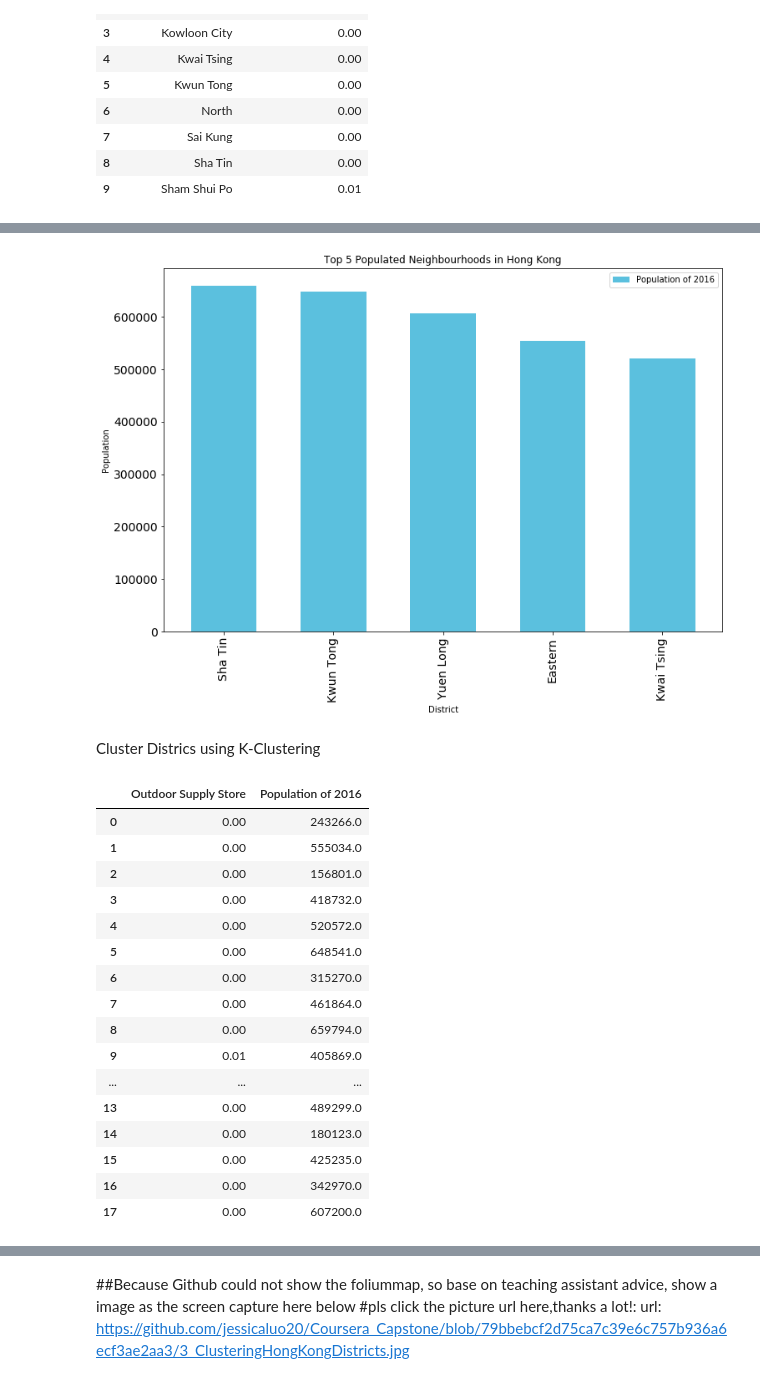
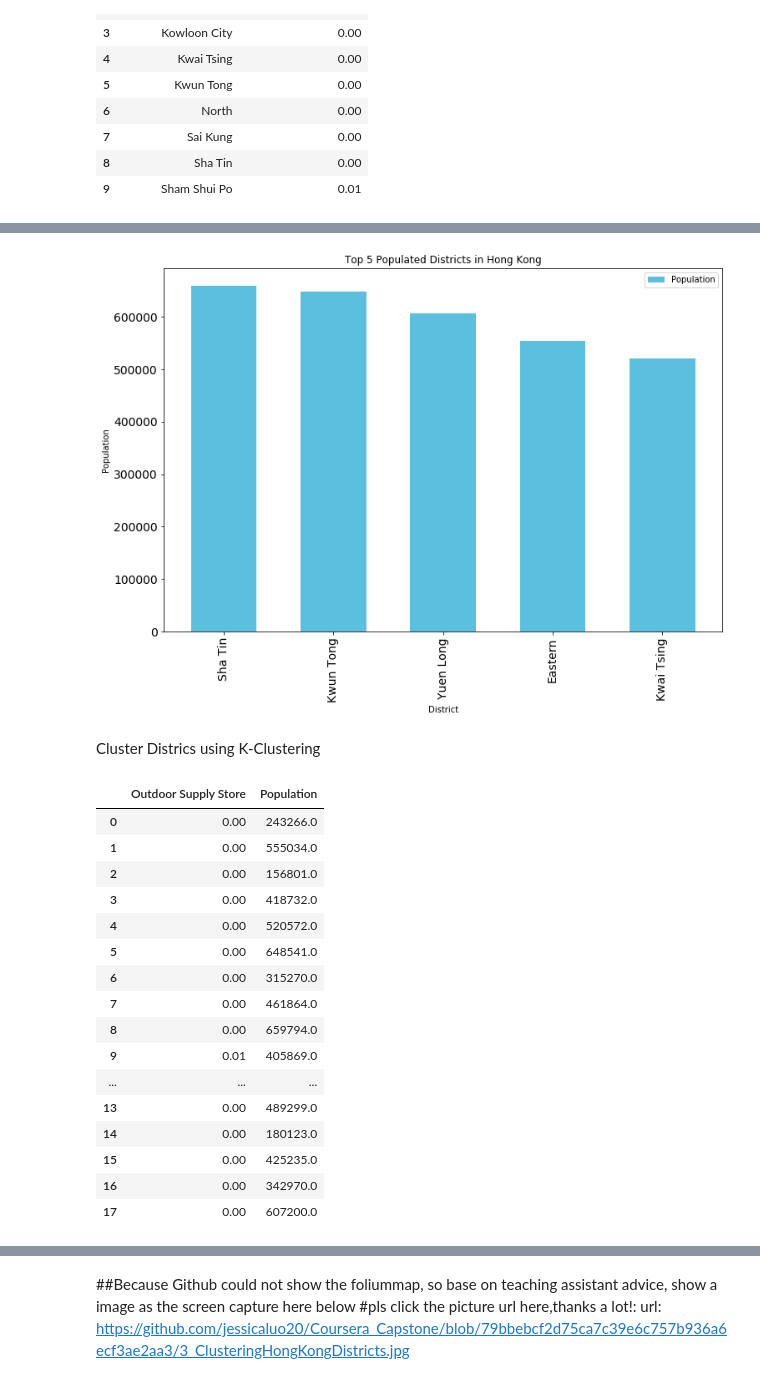
Before and after one commit to jessicaluo20/Coursera_Capstone, a Jupyter notebook: OpennewOutdoorStoreinHongKong.ipynb, the cells around one changed output, grey strips where cells are left out. Drawn from its saved outputs; the diff is of its cells as text; code cells hidden in the pictures.

```diff
--- a/OpennewOutdoorStoreinHongKong.ipynb
+++ b/OpennewOutdoorStoreinHongKong.ipynb
@@ -356,5 +357,6 @@ HK_outdoorshop.head(10)
 # %%
 #Merge dataframe with the population data in each districs
 HK_outdoorshopwithpopulation=pd.merge(HK_outdoorshop,HongKong_data,how="left",on='District')
+HK_outdoorshopwithpopulation.rename(columns={"Population of 2016": "Population", "Population Growth from 2006": "Population Growth"},inplace=True)
 HK_outdoorshopwithpopulation
 # %% [output]
@@ -378,4 +380,4 @@ HK_outdoorshopwithpopulation
 # %%
-HK_outdoorshopwithpopulation['Population of 2016'] = HK_outdoorshopwithpopulation['Population of 2016'].str.replace(',','').astype(float)
+HK_outdoorshopwithpopulation['Population'] = HK_outdoorshopwithpopulation['Population'].str.replace(',','').astype(float)
 HK_outdoorshopwithpopulation
 # %% [output]
@@ -399,31 +401,31 @@ HK_outdoorshopwithpopulation
 # %%
 #Visualize to find top 5 population district
 import matplotlib.pyplot as plt
 
-population_chart = HK_outdoorshopwithpopulation[['District', 'Population of 2016']].copy()
-top_chart = population_chart.sort_values('Population of 2016', ascending=False).head(5)
+population_chart = HK_outdoorshopwithpopulation[['District', 'Population']].copy()
+top_chart = population_chart.sort_values('Population', ascending=False).head(5)
 top_chart.set_index('District', inplace=True)
 
 # plot data
 colortoshow = ['#5bc0de', '#5bc0de', '#d9534f']
 top_chart.plot(kind='bar', figsize=(12, 8), width=0.6, fontsize=14, color=colortoshow)
 
 plt.xlabel('District') # add to x-label to the plot
 plt.ylabel('Population') # add y-label to the plot
-plt.title('Top 5 Populated Neighbourhoods in Hong Kong') # add title to the plot
+plt.title('Top 5 Populated Districts in Hong Kong') # add title to the plot
 
 plt.show()
 # %% [output]
-[figure, old version]
+[figure, new version]
 # %% [markdown]
 Cluster Districs using K-Clustering
 # %%
 #Select suitable features for clustering
-HK_clustering = HK_outdoorshopwithpopulation.drop(["District","Chinese","Density","Latitude","Longitude","Population Growth from 2006"],axis=1)
+HK_clustering = HK_outdoorshopwithpopulation.drop(["District","Chinese","Density","Latitude","Longitude","Population Growth"],axis=1)
 
 HK_clustering
 # %% [output]
-|  | Outdoor Supply Store | Population of 2016 |
+|  | Outdoor Supply Store | Population |
 | 0 | 0.00 | 243266.0 |
 | 1 | 0.00 | 555034.0 |
 | 2 | 0.00 | 156801.0 |
```
Also changed, not shown: parts of 9 cells of this notebook.
